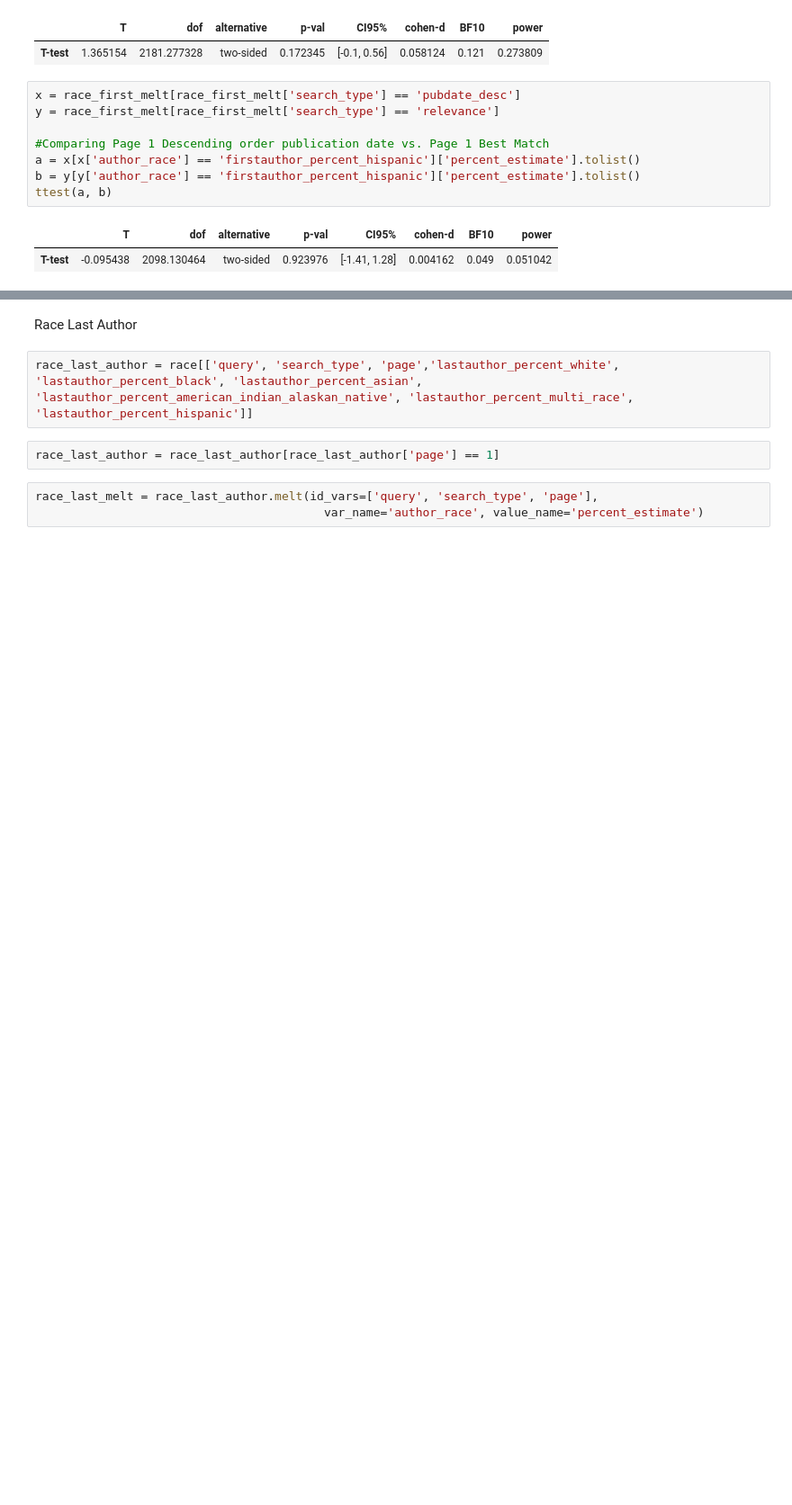
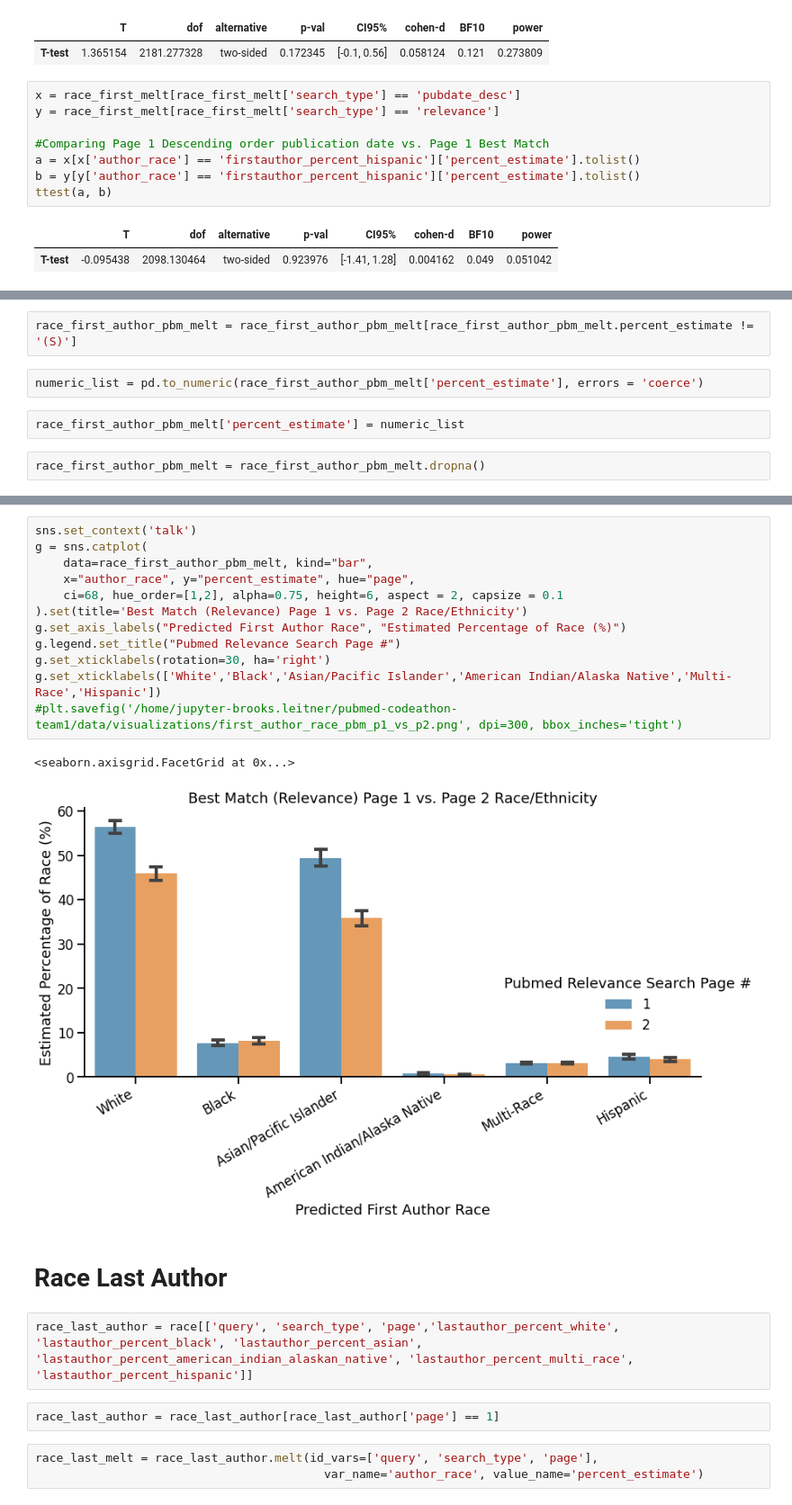
Before and after one commit to NCBI-Codeathons/pubmed-codeathon-team1, a Jupyter notebook: notebooks/data_visualizations_bl.ipynb, the cells around one changed output, grey strips where cells are left out. Shown at 90% size. Drawn from its saved outputs; the diff is of its cells as text; blank space fills up the shorter version.

```diff
--- a/notebooks/data_visualizations_bl.ipynb
+++ b/notebooks/data_visualizations_bl.ipynb
@@ -622,0 +652,8 @@ ttest(a, b)
+# %%
+race_first_author_pbm_melt = race_first_author_pbm_melt[race_first_author_pbm_melt.percent_estimate != '(S)']
+# %%
+numeric_list = pd.to_numeric(race_first_author_pbm_melt['percent_estimate'], errors = 'coerce')
+# %%
+race_first_author_pbm_melt['percent_estimate'] = numeric_list
+# %%
+race_first_author_pbm_melt = race_first_author_pbm_melt.dropna()
@@ -623,5 +676,20 @@ ttest(a, b)
+# %%
+sns.set_context('talk')
+g = sns.catplot(
+    data=race_first_author_pbm_melt, kind="bar",
+    x="author_race", y="percent_estimate", hue="page",
+    ci=68, hue_order=[1,2], alpha=0.75, height=6, aspect = 2, capsize = 0.1
+).set(title='Best Match (Relevance) Page 1 vs. Page 2 Race/Ethnicity')
+g.set_axis_labels("Predicted First Author Race", "Estimated Percentage of Race (%)")
+g.legend.set_title("Pubmed Relevance Search Page #")
+g.set_xticklabels(rotation=30, ha='right')
+g.set_xticklabels(['White','Black','Asian/Pacific Islander','American Indian/Alaska Native','Multi-Race','Hispanic'])
+#plt.savefig('/home/jupyter-brooks.leitner/pubmed-codeathon-team1/data/visualizations/first_author_race_pbm_p1_vs_p2.png', dpi=300, bbox_inches='tight')
+# %% [output]
+<seaborn.axisgrid.FacetGrid at 0x...>
+[figure, added]
 # %% [markdown]
-Race Last Author
+# Race Last Author
 # %%
 race_last_author = race[['query', 'search_type', 'page','lastauthor_percent_white', 'lastauthor_percent_black', 'lastauthor_percent_asian', 'lastauthor_percent_american_indian_alaskan_native', 'lastauthor_percent_multi_race', 'lastauthor_percent_hispanic']]
 # %%
```
Also changed, not shown: parts of 11 cells of this notebook, 1 other file.
